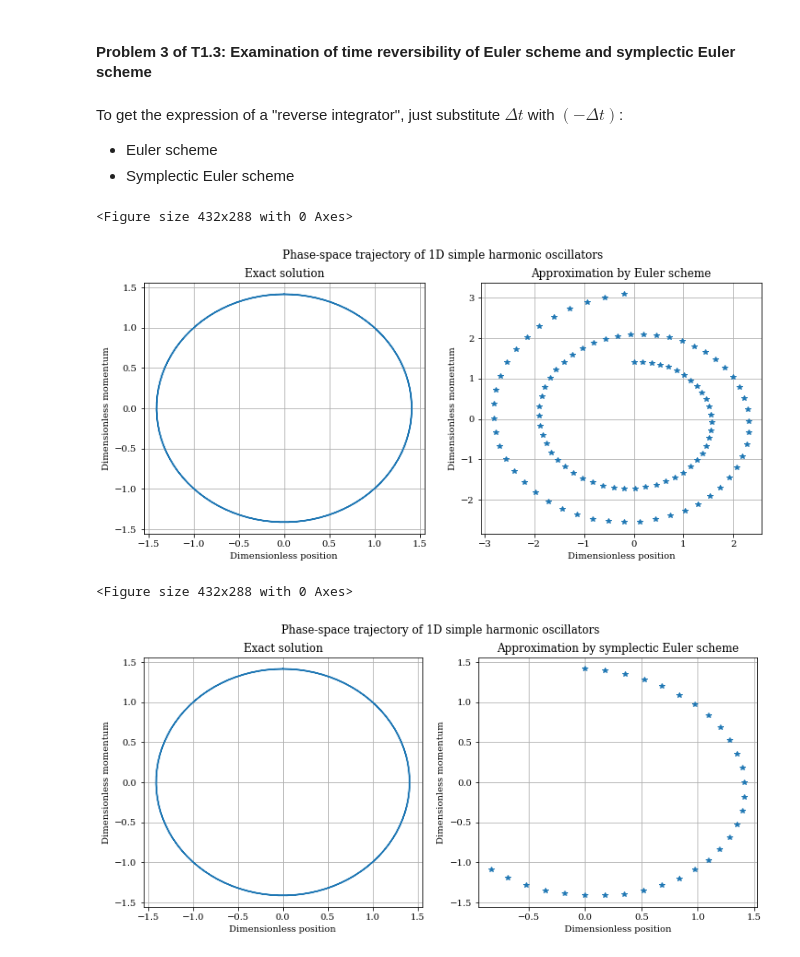
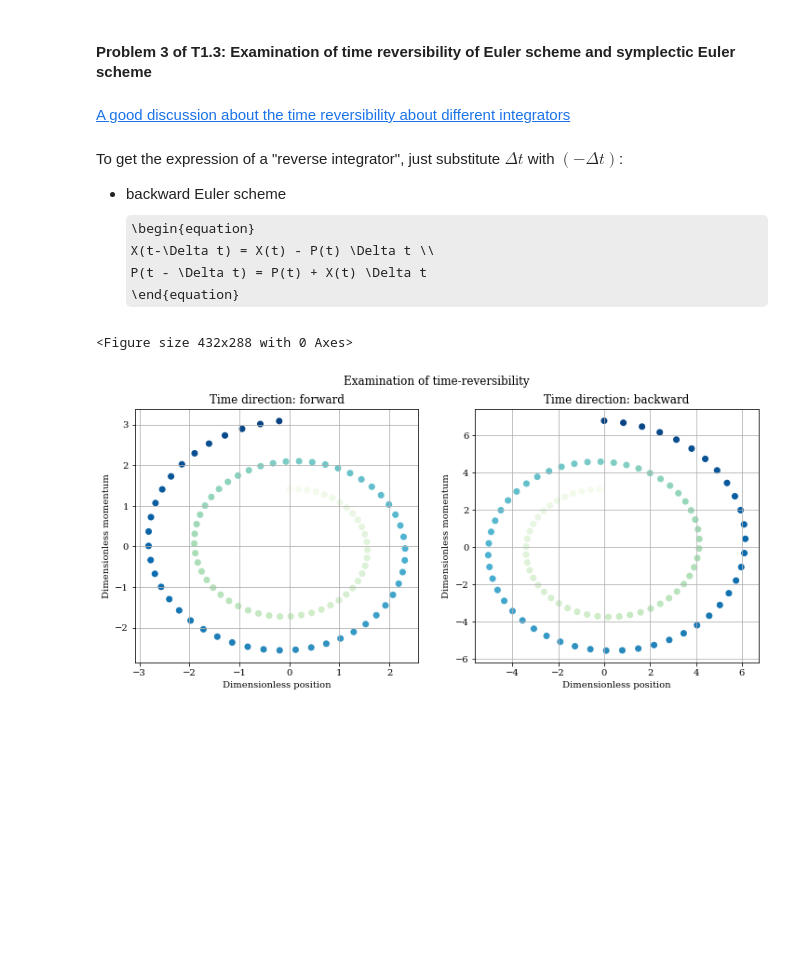
Before and after one commit to wehs7661/CompPhys, a Jupyter notebook: Tutorial_01.ipynb, the cells around one changed output. Cells and saved outputs as stored; diff of their text form; code cells hidden in the pictures; some formulas as TeX source; blank space fills up the shorter version.

```diff
--- a/Tutorial_01.ipynb
+++ b/Tutorial_01.ipynb
@@ -76,6 +76,7 @@ Write a Python program to integrate the equations of motion of the SHO over seve
 The followings are the primary methods used to solve the problems in this tutorial.
 # %%
 import matplotlib.pyplot as plt
+import matplotlib.cm as cm
 import numpy as np
 from matplotlib import rc
 
@@ -92,7 +93,7 @@ class SHO_integrators:
 
     def __init__(self):
         # attributes related to the exact solution
-        self.t = np.linspace(0, 4*np.pi, 100)
+        self.t = np.linspace(0, 2*np.pi, 100)
         self.x_exact = np.sqrt(2) * np.sin(self.t)
         self.p_exact = np.sqrt(2) * np.cos(self.t)
         self.E_exact = 0.5 * np.power(self.x_exact, 2) + 0.5 * np.power(self.p_exact, 2)
@@ -136,14 +137,15 @@ class SHO_integrators:
         plt.suptitle('Phase-space trajectory of 1D simple harmonic oscillators')
 
         plt.subplot(1, 2, 1)
-        plt.plot(self.x_exact, self.p_exact)
+        plt.scatter(self.x_exact, self.p_exact, c = plt.cm.GnBu(np.linspace(0, 1, len(self.x_exact))))
+        # color=plt.cm.RdYlBu(np.arange(len(self.x_exact)))
         plt.xlabel('Dimensionless position')
         plt.ylabel('Dimensionless momentum')
         plt.title('Exact solution')
         plt.grid()
 
         plt.subplot(1, 2, 2)
-        plt.plot(x_approx, p_approx, '*')
+        plt.scatter(x_approx, p_approx, c=plt.cm.GnBu(np.linspace(0, 1, len(x_approx))))
         plt.xlabel('Dimensionless position')
         plt.ylabel('Dimensionless momentum')
         plt.title('Approximation by %s scheme' % self.integrator)
@@ -177,19 +179,17 @@ class SHO_integrators:
         plt.suptitle('Examination of time-reversibility')
 
         plt.subplot(1, 2, 1)
-        plt.plot(x_forward, self.E_exact)
-        plt.xlabel('Time')
-        plt.ylabel('Dimensionless total energy')
-        plt.title('Exact solution')
+        plt.scatter(x_forward, p_forward, c=plt.cm.GnBu(np.linspace(0, 1, len(x_forward))))
+        plt.xlabel('Dimensionless position')
+        plt.ylabel('Dimensionless momentum')
+        plt.title('Time direction: forward')
         plt.grid()
 
         plt.subplot(1, 2, 2)
-        plt.plot(np.arange(len(E_approx)) * self.dt, E_approx, '*')
-        plt.xlabel('Time')
-        plt.ylabel('Dimensionless total energy')
-        if max(abs(E_approx)) >= 10000:
-            plt.ticklabel_format(style='sci', axis='y', scilimits=(0, 0))
-        plt.title('Approximation by %s scheme' % self.integrator)
+        plt.scatter(x_backward, p_backward, c=plt.cm.GnBu(np.linspace(0, 1, len(x_backward))))
+        plt.xlabel('Dimensionless position')
+        plt.ylabel('Dimensionless momentum')
+        plt.title('Time direction: backward')
         plt.grid()
 # %% [markdown]
 #### Problem 1 of T1.1: the phase-space trajectory of 1D simple harmonic oscillators and the total energy as a function of time
@@ -327,20 +327,22 @@ SI.SHO_plots(x_approx, p_approx)
 As shown above, similar to symplectic Euler scheme, larger time steps lead to a shorter period of oscillation if Verlet algorithm is used. Note that the oscillation is not around the true value 1, but above the true value. As verified in the class, this is dependent on the initial conditions used.
 # %% [markdown]
 #### Problem 3 of T1.3: Examination of time reversibility of Euler scheme and symplectic Euler scheme
+# %% [markdown]
+[A good discussion about the time reversibility about different integrators](https://math.stackexchange.com/questions/1448005/what-does-the-time-reversibility-of-verlet-or-other-integration-mean)
 # %% [markdown]
 To get the expression of a "reverse integrator", just substitute $\Delta t$ with $(- \Delta t)$:
-- Euler scheme
-- Symplectic Euler scheme
+- backward Euler scheme
+\begin{equation}
+X(t-\Delta t) = X(t) - P(t) \Delta t \\
+P(t - \Delta t) = P(t) + X(t) \Delta t
+\end{equation}
 # %%
 # Euler
-x_euler, p_euler = SI.integrators(integrator='Euler', n = 100, dt=0.01 * np.pi * 4)
-SI.SHO_plots(x_euler, p_euler, False)
-# Euler
-x_s_euler, p_s_euler = SI.integrators(integrator='symplectic Euler', n = 30, dt=0.01 * np.pi * 4)
-SI.SHO_plots(x_s_euler, p_s_euler, False)
+x_forward, p_forward = SI.integrators(integrator='Euler', n = 100, dt=0.01 * np.pi * 4)
+x_backward, p_backward = SI.integrators(integrator='Euler', n = 100, dt=0.01 * np.pi * 4, \
+                                      x_0=x_forward[-1], p_0=p_forward[-1], reverse=True)
+SI.SHO_plots_reverse(x_forward, p_forward, x_backward, p_backward)
 # %% [output]
 <Figure size 432x288 with 0 Axes>
-[figure, old version]
+[figure, new version]
-<Figure size 432x288 with 0 Axes>
-[figure, removed]
 # %%
```
Also changed, not shown: parts of 8 cells of this notebook.
